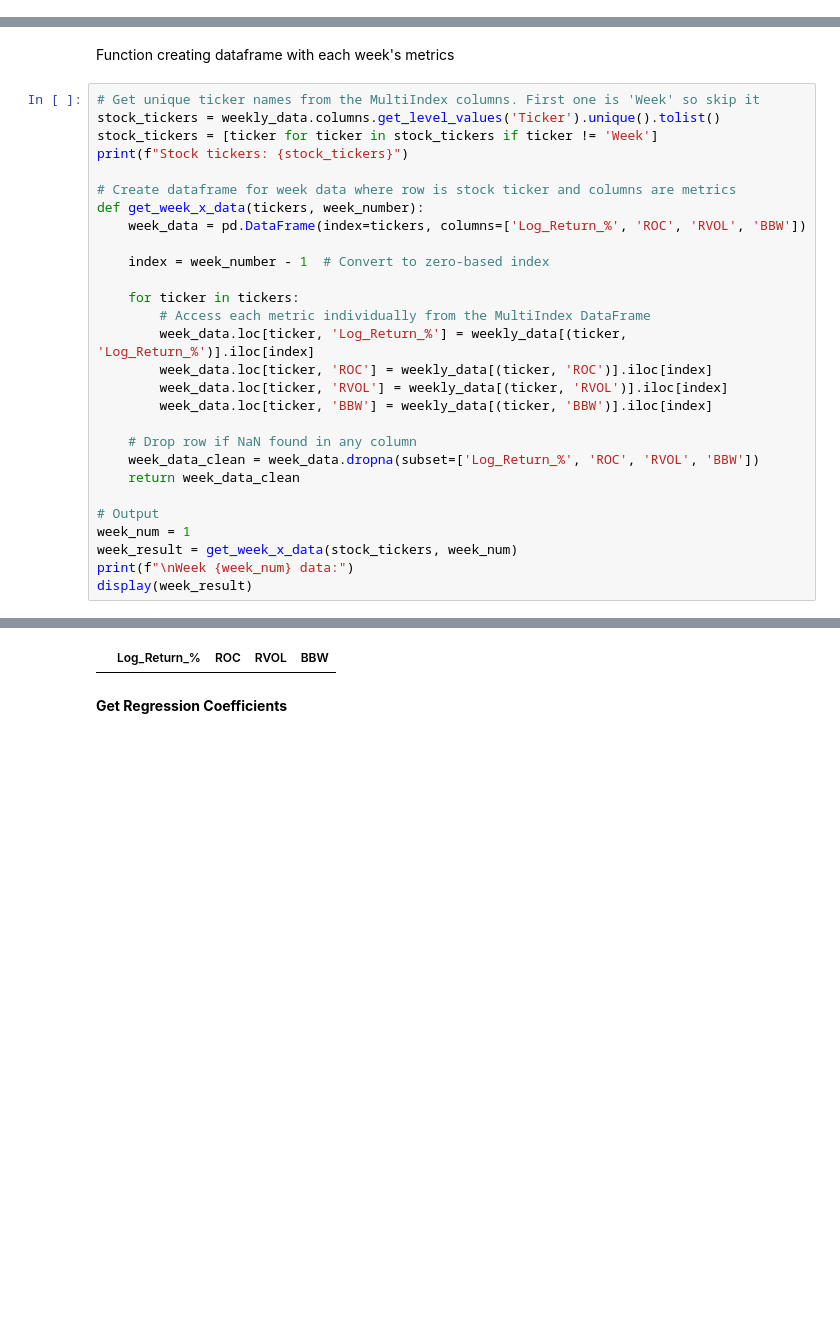
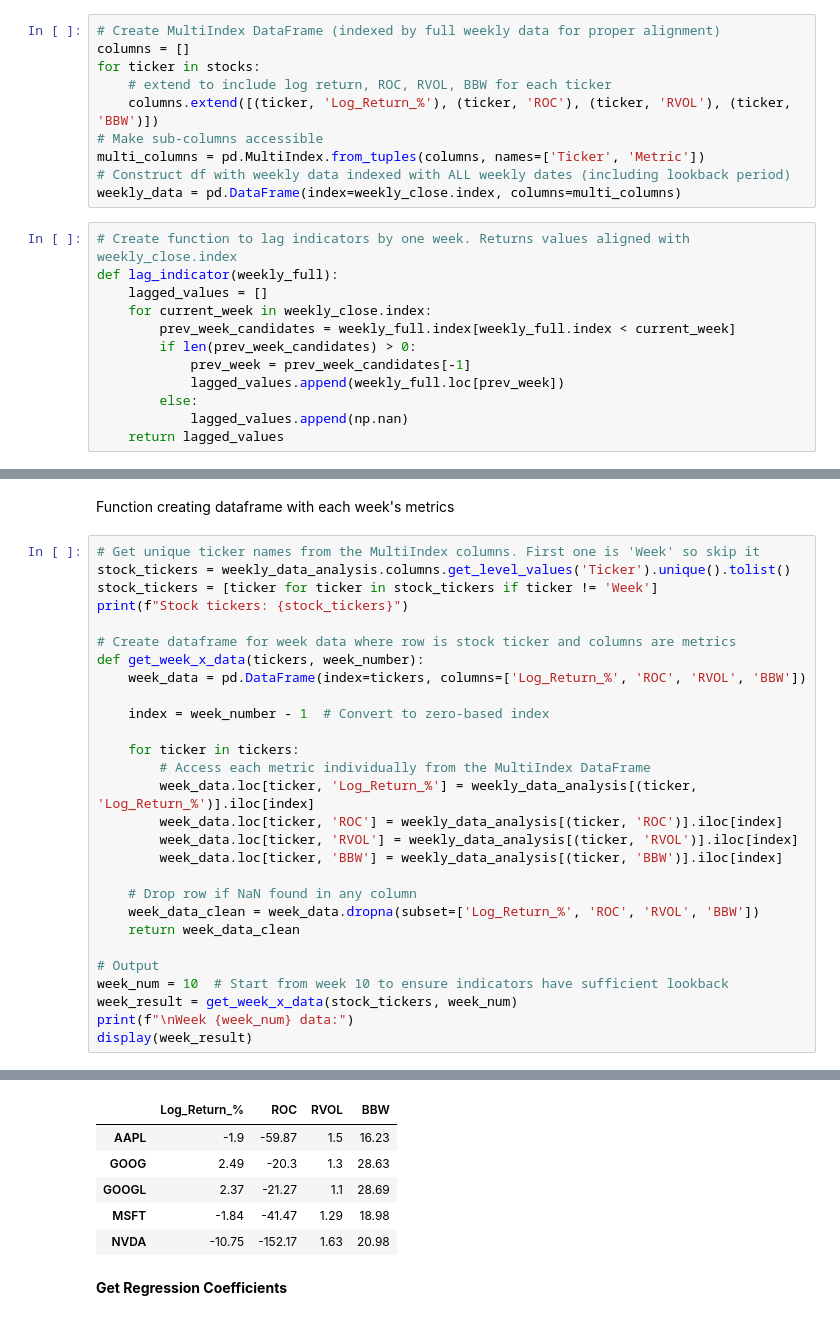
Before and after one commit to chaserenick2/Momentum-Volatility-and-Volume-Factors-in-U.S.-Stock-Returns, a Jupyter notebook: Regression.ipynb, the cells around one changed output, grey strips where cells are left out. Drawn from its saved outputs; the diff is of its cells as text; blank space fills up the shorter version.

```diff
--- a/Regression.ipynb
+++ b/Regression.ipynb
@@ -186,3 +151,25 @@ weekly_volume = volume_data.resample('W-FRI').sum()
+# %%
+# Create MultiIndex DataFrame (indexed by full weekly data for proper alignment)
+columns = []
+for ticker in stocks:
+    # extend to include log return, ROC, RVOL, BBW for each ticker
+    columns.extend([(ticker, 'Log_Return_%'), (ticker, 'ROC'), (ticker, 'RVOL'), (ticker, 'BBW')])
+# Make sub-columns accessible
+multi_columns = pd.MultiIndex.from_tuples(columns, names=['Ticker', 'Metric'])
+# Construct df with weekly data indexed with ALL weekly dates (including lookback period)
+weekly_data = pd.DataFrame(index=weekly_close.index, columns=multi_columns)
+# %%
+# Create function to lag indicators by one week. Returns values aligned with weekly_close.index
+def lag_indicator(weekly_full):
+    lagged_values = []
+    for current_week in weekly_close.index:
+        prev_week_candidates = weekly_full.index[weekly_full.index < current_week]
+        if len(prev_week_candidates) > 0:
+            prev_week = prev_week_candidates[-1]
+            lagged_values.append(weekly_full.loc[prev_week])
+        else:
+            lagged_values.append(np.nan)
+    return lagged_values
 # %% [markdown]
 **Calculate and store key indicators**
 # %%
@@ -331,7 +350,7 @@ Return_{i,t} = β_MOM×ROC_36d_{i,t-1} + β_BBW×BBW_36d_{i,t-1} + β_VOL×RVOL_
 Function creating dataframe with each week's metrics
 # %%
 # Get unique ticker names from the MultiIndex columns. First one is 'Week' so skip it
-stock_tickers = weekly_data.columns.get_level_values('Ticker').unique().tolist()
+stock_tickers = weekly_data_analysis.columns.get_level_values('Ticker').unique().tolist()
 stock_tickers = [ticker for ticker in stock_tickers if ticker != 'Week']
 print(f"Stock tickers: {stock_tickers}")
 
@@ -343,17 +362,17 @@ def get_week_x_data(tickers, week_number):
 
     for ticker in tickers:
         # Access each metric individually from the MultiIndex DataFrame
-        week_data.loc[ticker, 'Log_Return_%'] = weekly_data[(ticker, 'Log_Return_%')].iloc[index]
-        week_data.loc[ticker, 'ROC'] = weekly_data[(ticker, 'ROC')].iloc[index]
-        week_data.loc[ticker, 'RVOL'] = weekly_data[(ticker, 'RVOL')].iloc[index]
-        week_data.loc[ticker, 'BBW'] = weekly_data[(ticker, 'BBW')].iloc[index]
+        week_data.loc[ticker, 'Log_Return_%'] = weekly_data_analysis[(ticker, 'Log_Return_%')].iloc[index]
+        week_data.loc[ticker, 'ROC'] = weekly_data_analysis[(ticker, 'ROC')].iloc[index]
+        week_data.loc[ticker, 'RVOL'] = weekly_data_analysis[(ticker, 'RVOL')].iloc[index]
+        week_data.loc[ticker, 'BBW'] = weekly_data_analysis[(ticker, 'BBW')].iloc[index]
 
     # Drop row if NaN found in any column
     week_data_clean = week_data.dropna(subset=['Log_Return_%', 'ROC', 'RVOL', 'BBW'])
     return week_data_clean
 
 # Output
-week_num = 1
+week_num = 10  # Start from week 10 to ensure indicators have sufficient lookback
 week_result = get_week_x_data(stock_tickers, week_num)
 print(f"\nWeek {week_num} data:")
 display(week_result)
@@ -364,4 +383,9 @@ Week 1 data:
 |  | Log_Return_% | ROC | RVOL | BBW |
+| AAPL | -1.9 | -59.87 | 1.5 | 16.23 |
+| GOOG | 2.49 | -20.3 | 1.3 | 28.63 |
+| GOOGL | 2.37 | -21.27 | 1.1 | 28.69 |
+| MSFT | -1.84 | -41.47 | 1.29 | 18.98 |
+| NVDA | -10.75 | -152.17 | 1.63 | 20.98 |
 # %% [markdown]
 **Get Regression Coefficients**
 # %%
```
Also changed, not shown: parts of 8 cells of this notebook.
